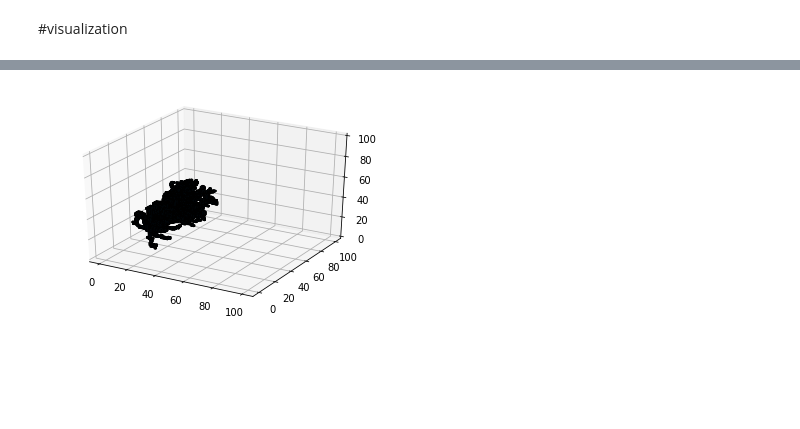
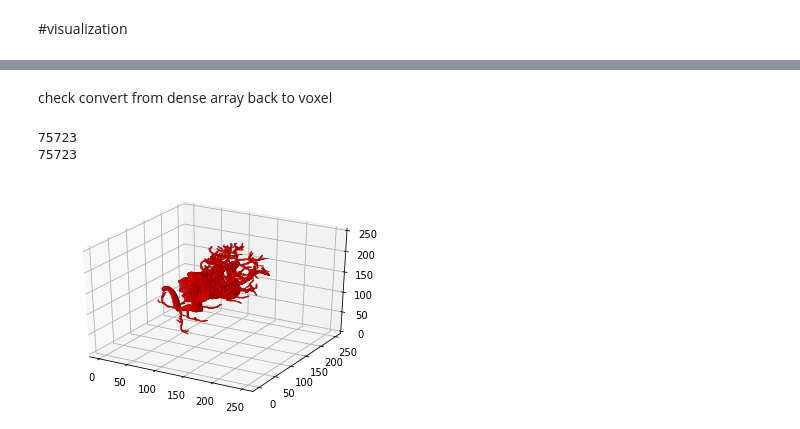
Before and after one commit to buganart/BUGAN, a Jupyter notebook: script_load3Dobj.ipynb, the cells around one changed output, grey strips where cells are left out. Cells and saved outputs as stored; diff of their text form; code cells hidden in the pictures; blank space fills up the shorter version.

```diff
--- a/script_load3Dobj.ipynb
+++ b/script_load3Dobj.ipynb
@@ -189,0 +115,19 @@ print(np.sum(vox_array2))
+# %% [markdown]
+check convert from dense array back to voxel
+# %%
+def array2voxel(array):
+    coord_list = []
+    x,y,z = array.shape
+    for i in range(x):
+        for j in range(y):
+            for k in range(z):
+                if array[i,j,k] > 0.5:
+                    coord_list.append([i,j,k])
+
+    return np.array(coord_list)
+# %%
+voxel_list = array2voxel(vox_array)
+# %%
+pcd = o3d.geometry.PointCloud()
+pcd.points = o3d.utility.Vector3dVector(voxel_list)
+vox_rebuild = o3d.geometry.VoxelGrid.create_from_point_cloud(pcd, 1.)
@@ -190,14 +136,18 @@ print(np.sum(vox_array2))
+# %%
+#turn back to array and visualize
+vox_array_rebuild = voxel2arrayCentered(vox_rebuild, 1)
+# %%
+print(np.sum(vox_array_rebuild))
+print(np.sum(vox_array))
+# %% [output]
+75723
+75723
 # %%
-from mpl_toolkits.mplot3d import Axes3D
-import numpy as np
-import matplotlib.pyplot as plt
-
-
 fig = plt.figure()
 ax = fig.gca(projection='3d')
 
-ax.voxels(vox_array2, edgecolor="k")
+ax.voxels(vox_array_rebuild, facecolors='red')
 
 plt.show()
 # %% [output]
-[figure, old version]
+[figure, new version]
```
Also changed, not shown: parts of 26 cells of this notebook.
